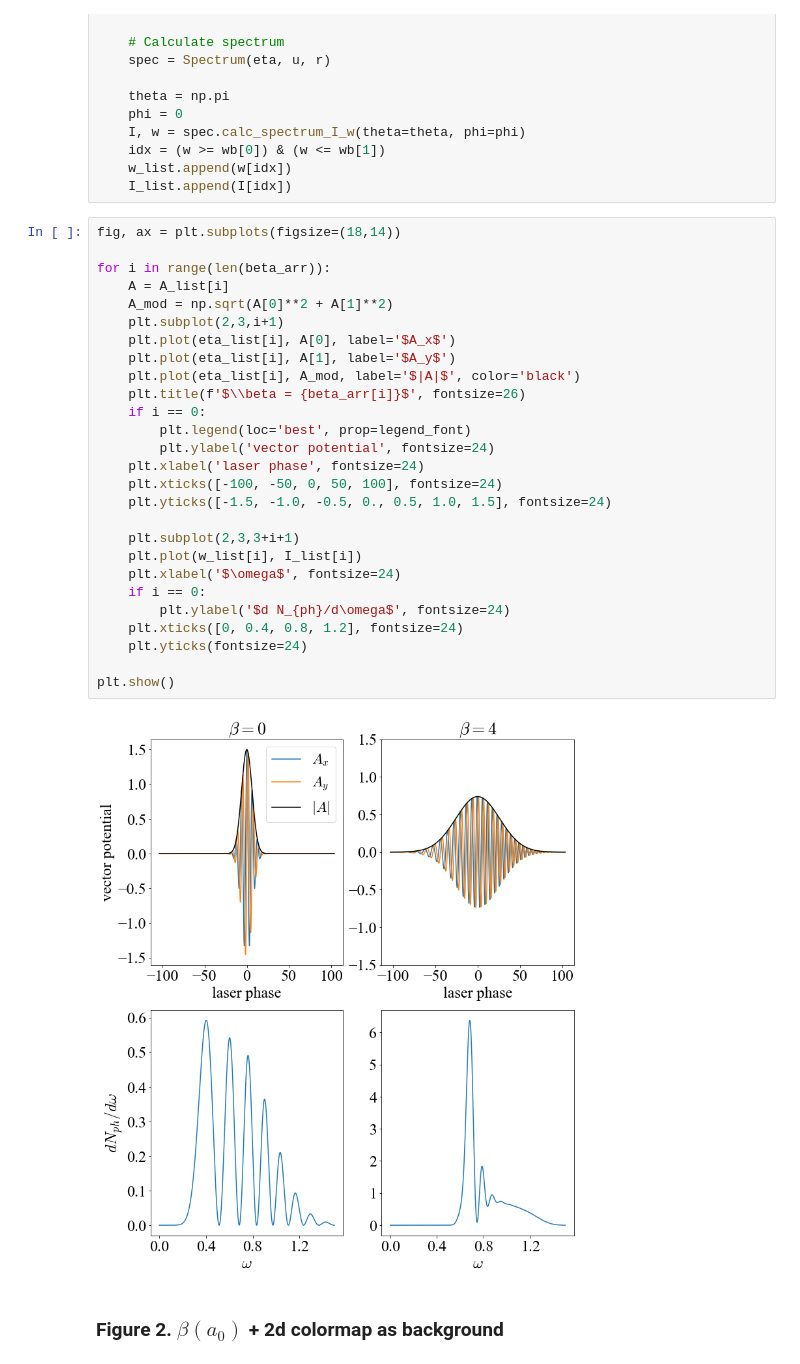
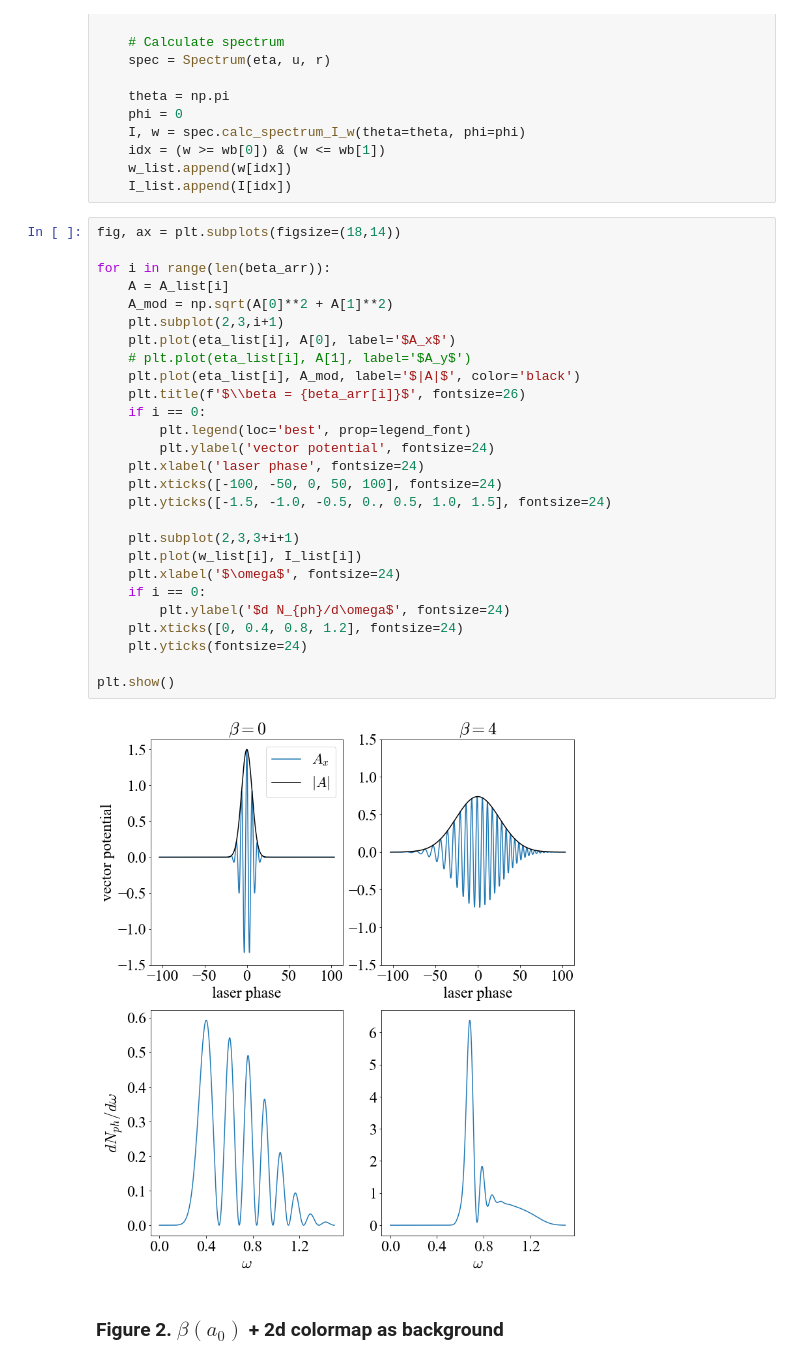
Before and after one commit to maxbalrog/optimal-chirp, a Jupyter notebook: plot_article_figures.ipynb, the cells around one changed output. Saved outputs shown, nothing was run; the diff lists cells and outputs as text.

```diff
--- a/plot_article_figures.ipynb
+++ b/plot_article_figures.ipynb
@@ -112,32 +116,32 @@ for beta in beta_arr:
 # %%
 fig, ax = plt.subplots(figsize=(18,14))
 
 for i in range(len(beta_arr)):
     A = A_list[i]
     A_mod = np.sqrt(A[0]**2 + A[1]**2)
     plt.subplot(2,3,i+1)
     plt.plot(eta_list[i], A[0], label='$A_x$')
-    plt.plot(eta_list[i], A[1], label='$A_y$')
+    # plt.plot(eta_list[i], A[1], label='$A_y$')
     plt.plot(eta_list[i], A_mod, label='$|A|$', color='black')
     plt.title(f'$\\beta = {beta_arr[i]}$', fontsize=26)
     if i == 0:
         plt.legend(loc='best', prop=legend_font)
         plt.ylabel('vector potential', fontsize=24)
     plt.xlabel('laser phase', fontsize=24)
     plt.xticks([-100, -50, 0, 50, 100], fontsize=24)
     plt.yticks([-1.5, -1.0, -0.5, 0., 0.5, 1.0, 1.5], fontsize=24)
 
     plt.subplot(2,3,3+i+1)
     plt.plot(w_list[i], I_list[i])
     plt.xlabel('$\omega$', fontsize=24)
     if i == 0:
         plt.ylabel('$d N_{ph}/d\omega$', fontsize=24)
     plt.xticks([0, 0.4, 0.8, 1.2], fontsize=24)
     plt.yticks(fontsize=24)
 
 plt.show()
 # %% [output]
-[figure, old version]
+[figure, new version]
 # %% [markdown]
 ### Figure 2. $\beta(a_0)$ + 2d colormap as background
 # %%
```
Also changed, not shown: parts of 9 cells of this notebook, 3 other files.
